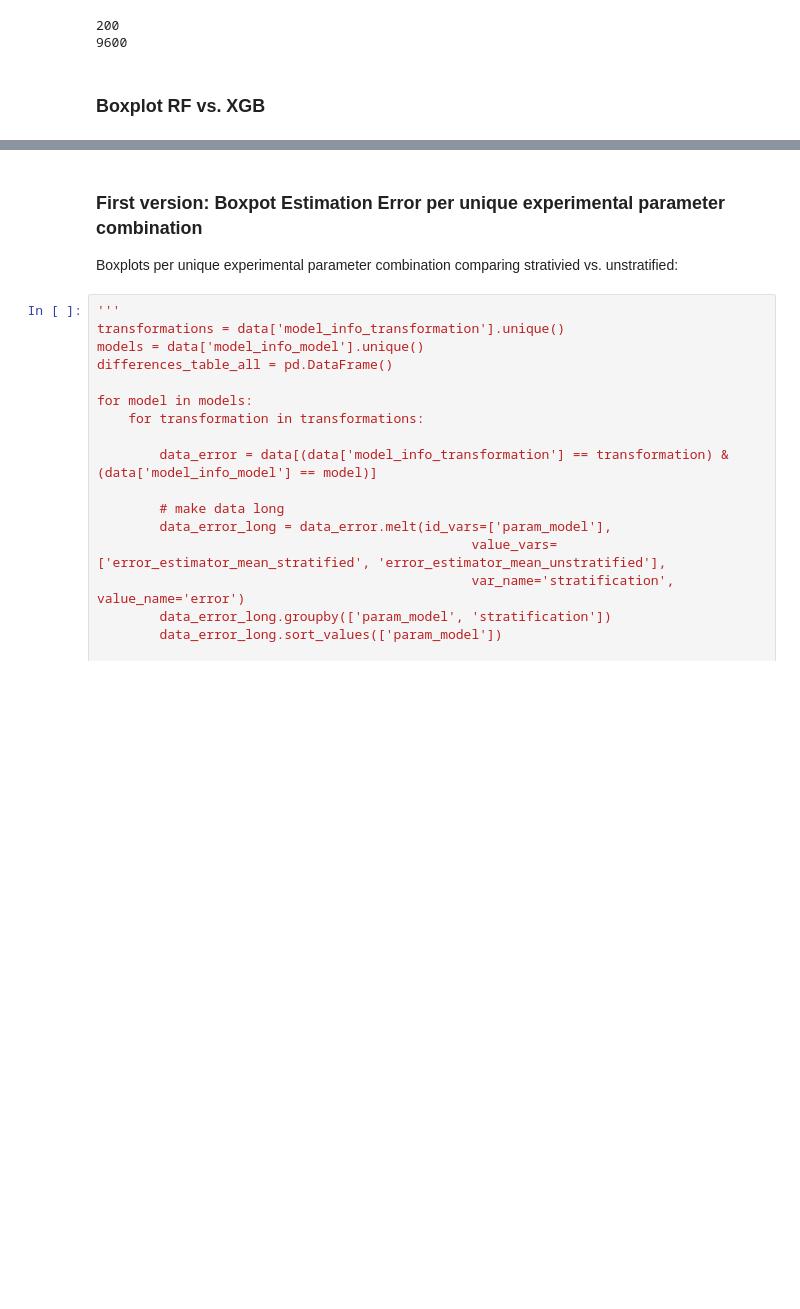
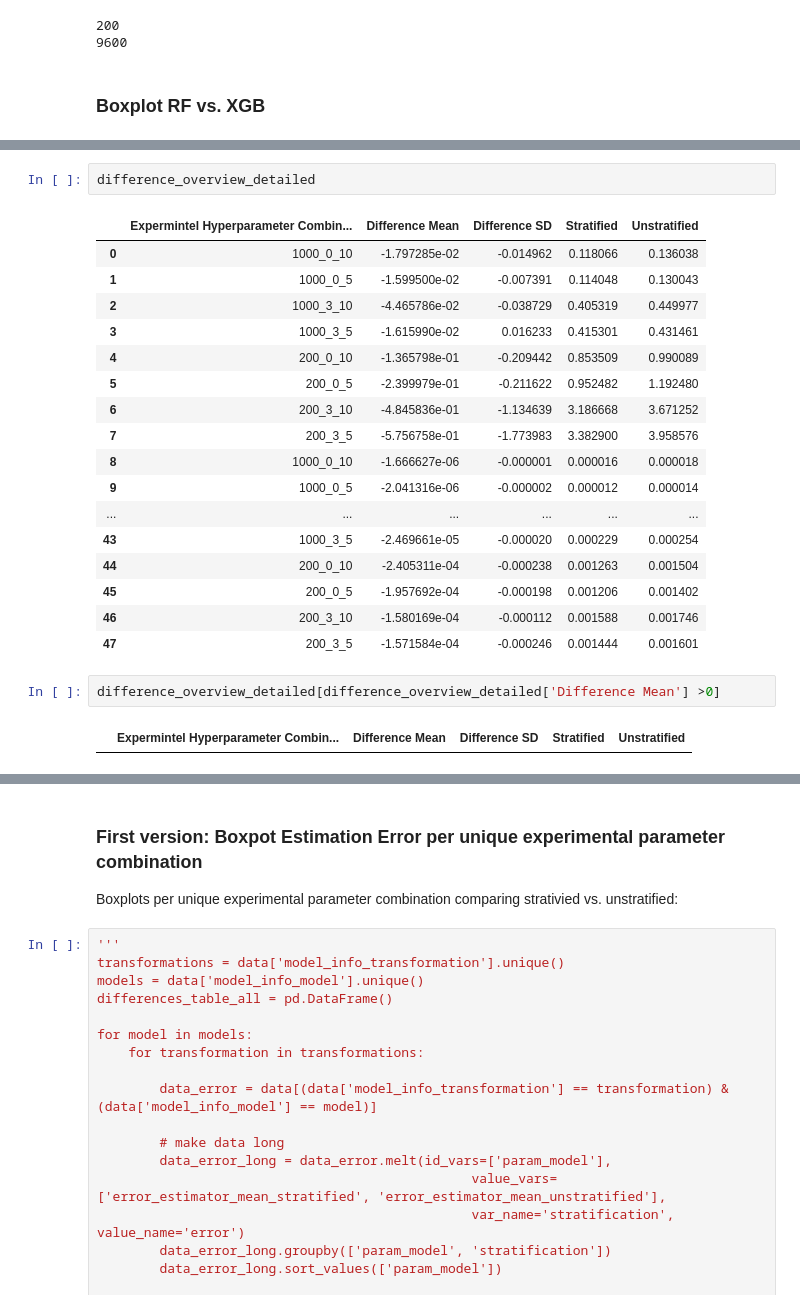
Before and after one commit to annegriddl/slds_stratification, a Jupyter notebook: Simulations/Final_Setup/Evaluation/04_Error_Estimator_json.ipynb, the cells around one changed output, grey strips where cells are left out. Saved outputs shown, nothing was run; the diff lists cells and outputs as text; blank space fills up the shorter version.

```diff
--- a/Simulations/Final_Setup/Evaluation/04_Error_Estimator_json.ipynb
+++ b/Simulations/Final_Setup/Evaluation/04_Error_Estimator_json.ipynb
@@ -179,0 +393,24 @@ data['error_estimator_mean_unstratified'] = data['error_estimator_unstratified']
+# %%
+difference_overview_detailed
+# %% [output]
+|  | Expermintel Hyperparameter Combin... | Difference Mean | Difference SD | Stratified | Unstratified |
+| 0 | 1000_0_10 | -1.797285e-02 | -0.014962 | 0.118066 | 0.136038 |
+| 1 | 1000_0_5 | -1.599500e-02 | -0.007391 | 0.114048 | 0.130043 |
+| 2 | 1000_3_10 | -4.465786e-02 | -0.038729 | 0.405319 | 0.449977 |
+| 3 | 1000_3_5 | -1.615990e-02 | 0.016233 | 0.415301 | 0.431461 |
+| 4 | 200_0_10 | -1.365798e-01 | -0.209442 | 0.853509 | 0.990089 |
+| 5 | 200_0_5 | -2.399979e-01 | -0.211622 | 0.952482 | 1.192480 |
+| 6 | 200_3_10 | -4.845836e-01 | -1.134639 | 3.186668 | 3.671252 |
+| 7 | 200_3_5 | -5.756758e-01 | -1.773983 | 3.382900 | 3.958576 |
+| 8 | 1000_0_10 | -1.666627e-06 | -0.000001 | 0.000016 | 0.000018 |
+| 9 | 1000_0_5 | -2.041316e-06 | -0.000002 | 0.000012 | 0.000014 |
+| ... | ... | ... | ... | ... | ... |
+| 43 | 1000_3_5 | -2.469661e-05 | -0.000020 | 0.000229 | 0.000254 |
+| 44 | 200_0_10 | -2.405311e-04 | -0.000238 | 0.001263 | 0.001504 |
+| 45 | 200_0_5 | -1.957692e-04 | -0.000198 | 0.001206 | 0.001402 |
+| 46 | 200_3_10 | -1.580169e-04 | -0.000112 | 0.001588 | 0.001746 |
+| 47 | 200_3_5 | -1.571584e-04 | -0.000246 | 0.001444 | 0.001601 |
+# %%
+difference_overview_detailed[difference_overview_detailed['Difference Mean'] >0]
+# %% [output]
+|  | Expermintel Hyperparameter Combin... | Difference Mean | Difference SD | Stratified | Unstratified |
```
Also changed, not shown: parts of 21 cells of this notebook, 6 other files.
